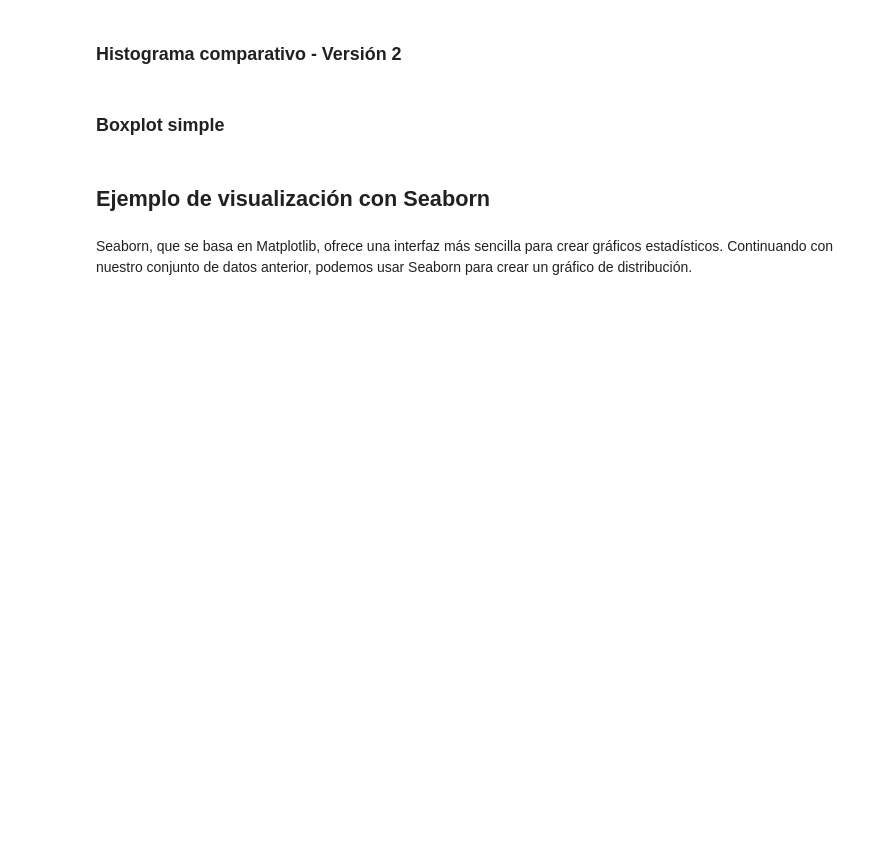
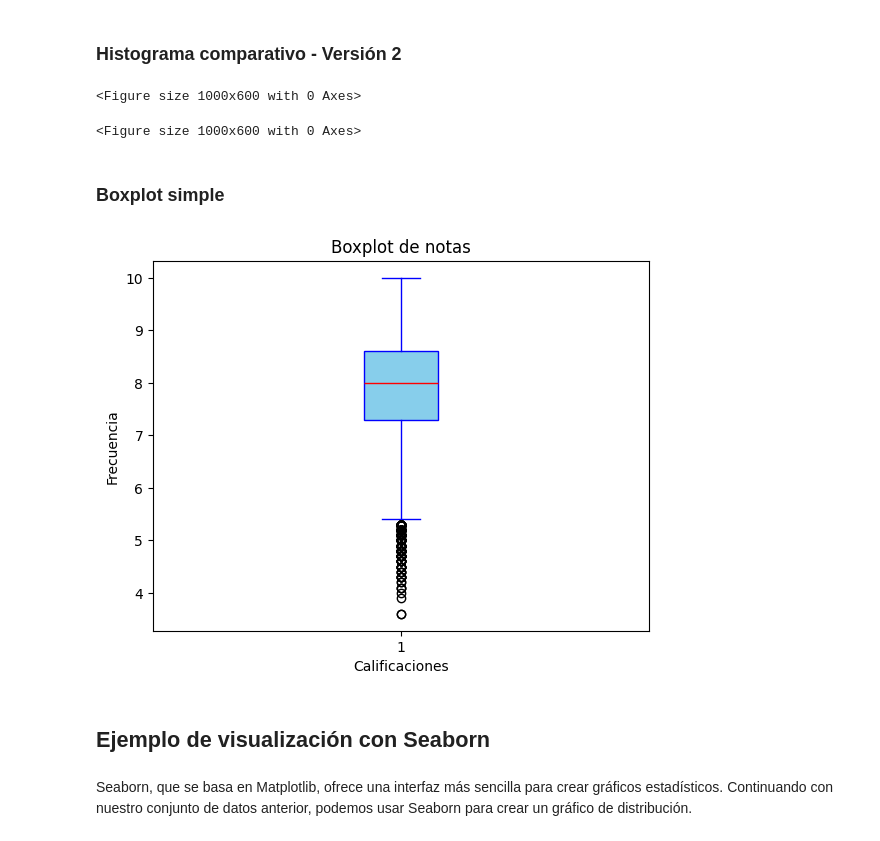
Before and after one commit to v0ltax/TT-2C2025-Data-Analitycs-Notebooks, a Jupyter notebook: _19_Clase_10/Clase 10.ipynb, the cells around one changed output. Cells and saved outputs as stored; diff of their text form; code cells hidden in the pictures; blank space fills up the shorter version.

```diff
--- a/_19_Clase_10/Clase 10.ipynb
+++ b/_19_Clase_10/Clase 10.ipynb
@@ -82,5 +131,9 @@ notas.describe()
 ### Histograma comparativo - Versión 2
 # %%
 # Queremos hacer un gráfico, pero comparativo
+plt.figure(figsize=(10,6))
+# %% [output]
+<Figure size 1000x600 with 0 Axes>
+<Figure size 1000x600 with 0 Axes>
 # %% [markdown]
 ### Boxplot simple
@@ -89,3 +140,18 @@ notas.describe()
+# %%
+# Veamos como graficar un boxplot
+plt.boxplot(notas["grupo_1"],
+                patch_artist=True,                # habilita color de relleno
+    boxprops=dict(facecolor="skyblue", color="blue"),  # color de la caja
+    medianprops=dict(color="red"),    # color de la línea de la mediana
+    whiskerprops=dict(color="blue"),  # color de los bigotes
+    capprops=dict(color="blue")      # color de las “tapitas”
+            )
+plt.title("Boxplot de notas")
+plt.xlabel("Calificaciones")
+plt.ylabel("Frecuencia")
+plt.show()
+# %% [output]
+[figure, added]
 # %% [markdown]
 ## Ejemplo de visualización con Seaborn
 # %% [markdown]
```
Also changed, not shown: parts of 13 cells of this notebook.
